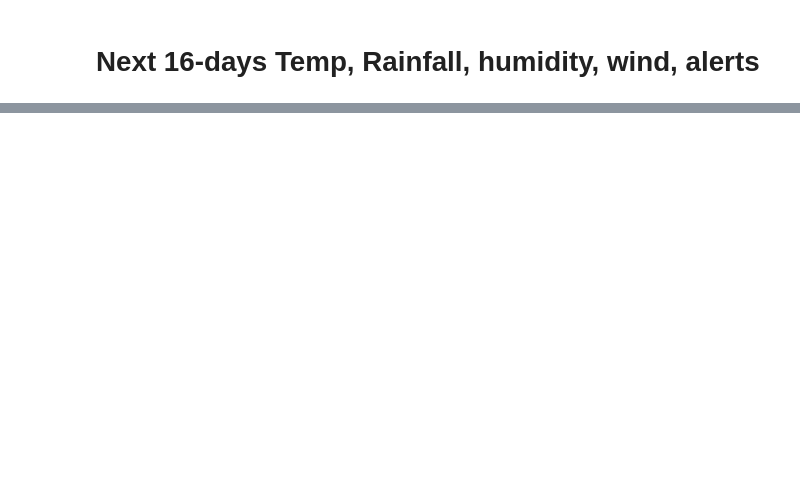
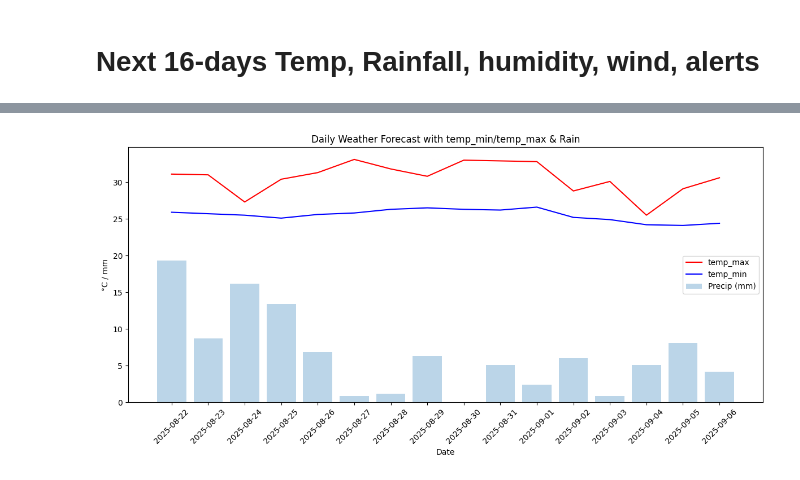
Before and after one commit to thesuneet7/Farming, a Jupyter notebook: Weather.ipynb, the cells around one changed output, grey strips where cells are left out. Saved outputs shown, nothing was run; the diff lists cells and outputs as text; code cells hidden in the pictures; blank space fills up the shorter version.

```diff
--- a/Weather.ipynb
+++ b/Weather.ipynb
@@ -163,12 +163,13 @@ df
 import pandas as pd
 import numpy as np
 import matplotlib.pyplot as plt
+import json
 
 
 # 2. Derived Weather Features
 
 # Daily Temperature Range
-df["dtr"] = df["tmax"] - df["tmin"]
+df["dtr"] = df["temp_max"] - df["temp_min"]
 
 # Heat Index (simplified)
 df["heat_index"] = df["temp"] + 0.33*df["humidity"]/100*6.105*np.exp(17.27*df["temp"]/(237.7+df["temp"])) - 4
@@ -184,7 +185,7 @@ df["wind_chill"] = np.where(
 df["wind_risk"] = df["wind_gusts"] / (df["wind_speed"] + 1)
 
 # Approx Evapotranspiration (ET0) using Hargreaves (simplified)
-df["et0"] = 0.0023 * (df["tmax"] - df["tmin"])**0.5 * (df["temp"] + 17.8)
+df["et0"] = 0.0023 * (df["temp_max"] - df["temp_min"])**0.5 * (df["temp"] + 17.8)
 
 # Aridity Index (precipitation vs ET)
 df["aridity_index"] = df["precip_mm"] / (df["et0"] + 0.01)
@@ -197,17 +198,17 @@ def classify_flags(row):
     flags = {}
 
     # Heat Stress
-    if row["tmax"] > 38:
+    if row["temp_max"] > 38:
         flags["heat"] = "🔴 Red (Heat stress)"
-    elif row["tmax"] > 32:
+    elif row["temp_max"] > 32:
         flags["heat"] = "🟡 Yellow (Mild stress)"
     else:
         flags["heat"] = "🟢 Green (Safe)"
 
     # Cold Stress
-    if row["tmin"] < 5:
+    if row["temp_min"] < 5:
         flags["cold"] = "🔴 Red (Frost risk)"
-    elif row["tmin"] < 10:
+    elif row["temp_min"] < 10:
         flags["cold"] = "🟡 Yellow (Chill stress)"
     else:
         flags["cold"] = "🟢 Green (Safe)"
@@ -236,46 +237,64 @@ df["flags"] = df.apply(classify_flags, axis=1)
 # 4. Crop Recommendations
 # ==============================
 
-def crop_recommendation(row):
+# === Load the knowledge base (once at the top) ===
+with open("crop_knowledgebase.json", "r", encoding="utf-8") as f:
+    KB = json.load(f)
+
+# Map crop name -> rules for fast lookup
+CROP_RULES = {c["name"]: c["rules"] for c in KB["crops"]}
+# Also add aliases
+for c in KB["crops"]:
+    for alias in c.get("aliases", []):
+        CROP_RULES[alias] = c["rules"]
+
+# === Dynamic crop-specific recommendation ===
+def crop_recommendation(row, crop_name="rice"):
     recs = []
+    rules = CROP_RULES.get(crop_name.lower())
 
-    # Example logic — you can expand
-    if row["heat_index"] > 35:
-        recs.append("Avoid transplanting rice/wheat, risk of heat stress.")
-    if row["aridity_index"] < 0.7:
-        recs.append("Schedule irrigation (maize, rice sensitive).")
-    if row["wind_gusts"] > 50:
-        recs.append("Support tall crops (sugarcane, maize) to prevent lodging.")
-    if row["tmin"] < 8:
-        recs.append("Protect seedlings from cold (vegetables, potato).")
+    if not rules:
+        return f"No knowledge base found for crop '{crop_name}'."
+
+    for rule in rules:
+        # Evaluate the condition in a safe namespace
+        try:
+            if eval(rule["when"], {}, row.to_dict()):
+                recs.append(f"[{rule['severity'].upper()}] {rule['advisory']}")
+        except Exception as e:
+            continue  # skip faulty rule
 
     if not recs:
         recs.append("Conditions favorable — proceed with normal farming.")
 
     return " | ".join(recs)
 
-df["recommendations"] = df.apply(crop_recommendation, axis=1)
+# Example: apply for rice
+df["recommendations"] = df.apply(lambda row: crop_recommendation(row, crop_name="rice"), axis=1)
+
 
 # ==============================
 # 5. Visualization Example
 # ==============================
 
 plt.figure(figsize=(12,6))
-plt.plot(df["date"], df["tmax"], label="Tmax", color="red")
-plt.plot(df["date"], df["tmin"], label="Tmin", color="blue")
+plt.plot(df["date"], df["temp_max"], label="temp_max", color="red")
+plt.plot(df["date"], df["temp_min"], label="temp_min", color="blue")
 plt.bar(df["date"], df["precip_mm"], label="Precip (mm)", alpha=0.3)
 plt.legend()
-plt.title("Daily Weather Forecast with Tmin/Tmax & Rain")
+plt.title("Daily Weather Forecast with temp_min/temp_max & Rain")
 plt.xlabel("Date")
 plt.ylabel("°C / mm")
 plt.xticks(rotation=45)
 plt.tight_layout()
 plt.show()
 
 # ==============================
 # 6. Save Final Output
 # ==============================
 df.to_csv("weather_agri_pipeline.csv", index=False)
 
 # Preview
-print(df[["date","tmin","tmax","precip_mm","et0","aridity_index","flags","recommendations"]].head())
+print(df[["date","temp_min","temp_max","precip_mm","et0","aridity_index","flags","recommendations"]].head())
+# %% [output]
+[figure, added]
```
Also changed, not shown: parts of 4 cells of this notebook, 2 other files.
